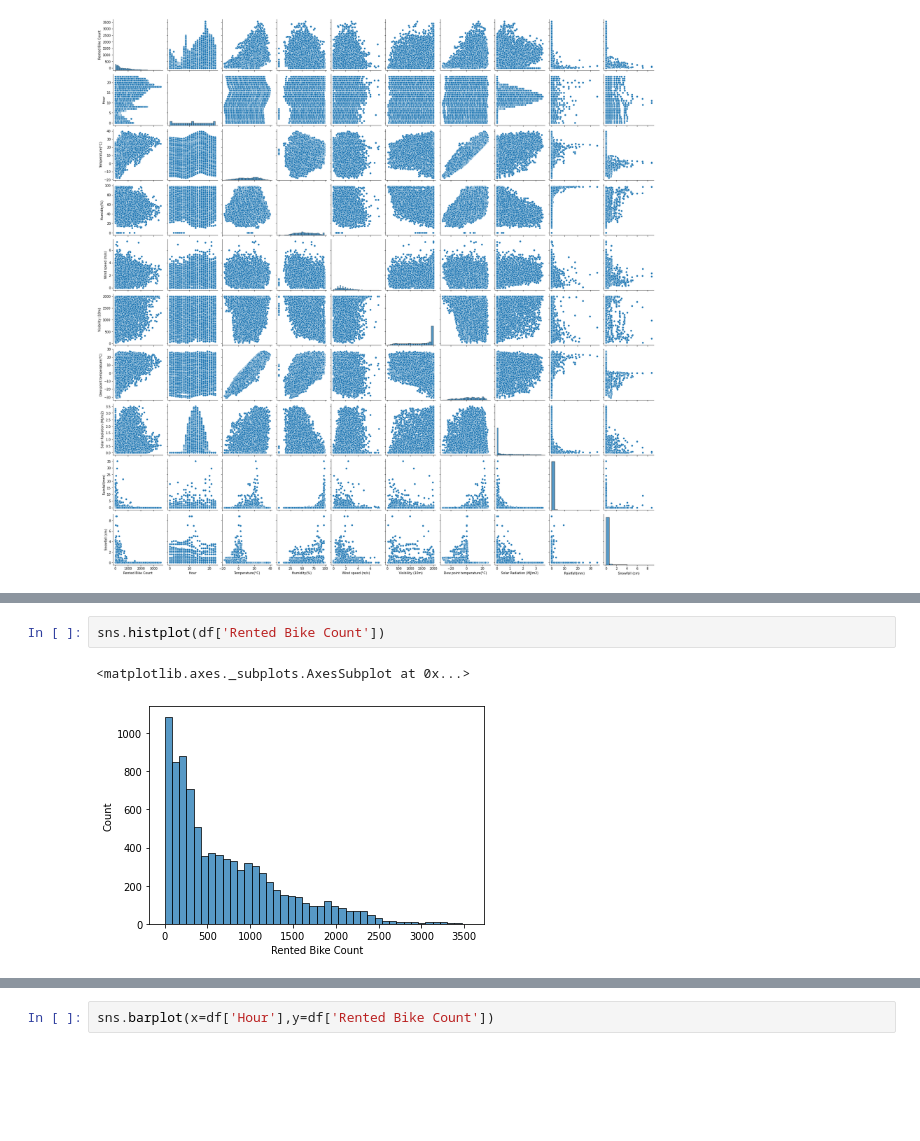
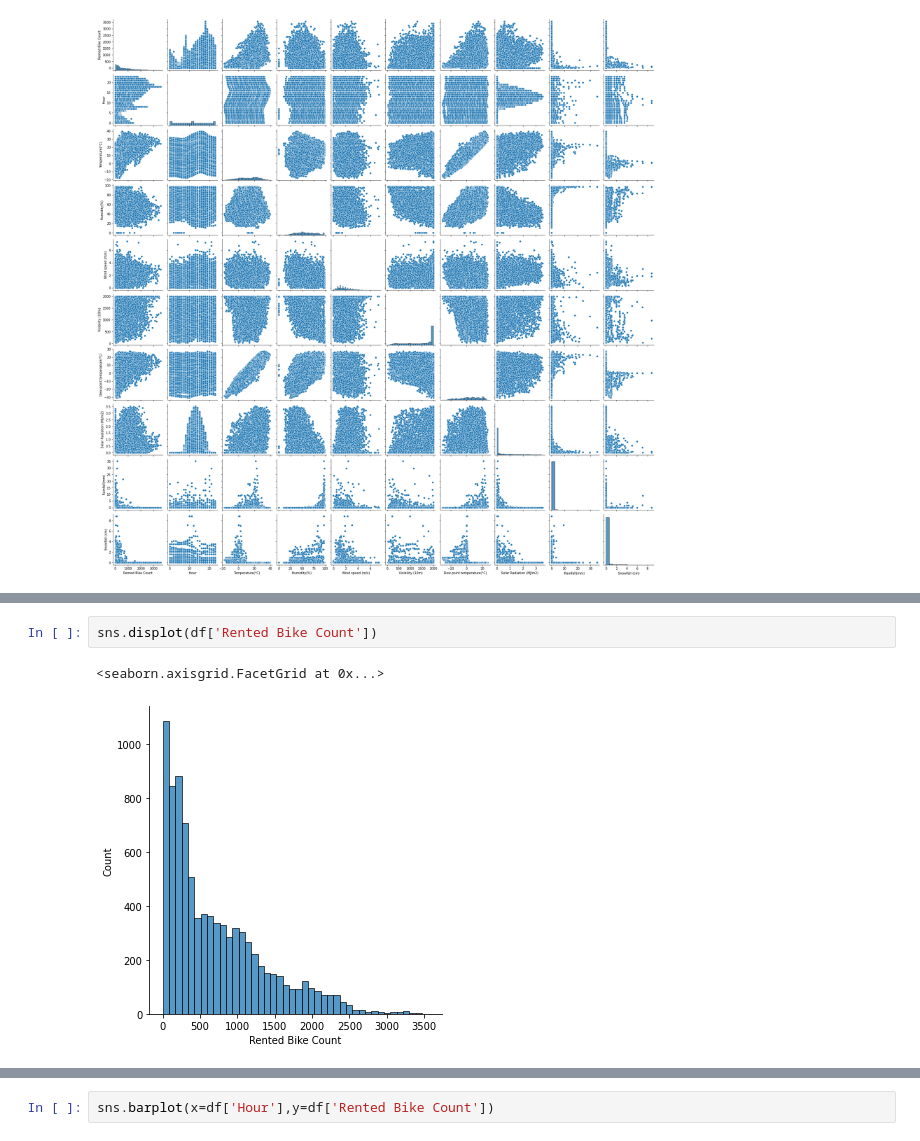
Before and after one commit to SajalSinha/Bike_sharing_demand, a Jupyter notebook: Bike_Sharing_Demand_Prediction_Capstone_Project_2.ipynb, the cells around one changed output, grey strips where cells are left out. Cells and saved outputs as stored; diff of their text form; blank space fills up the shorter version.

```diff
--- a/Bike_Sharing_Demand_Prediction_Capstone_Project_2.ipynb
+++ b/Bike_Sharing_Demand_Prediction_Capstone_Project_2.ipynb
@@ -154,5 +179,5 @@ sns.displot(x=df['Rented Bike Count'],y=df['Dew point temperature(°C)'])
 # %%
-sns.histplot(df['Rented Bike Count'])
+sns.displot(df['Rented Bike Count'])
 # %% [output]
-<matplotlib.axes._subplots.AxesSubplot at 0x...>
+<seaborn.axisgrid.FacetGrid at 0x...>
-[figure, old version]
+[figure, new version]
```
Also changed, not shown: parts of 42 cells of this notebook.
